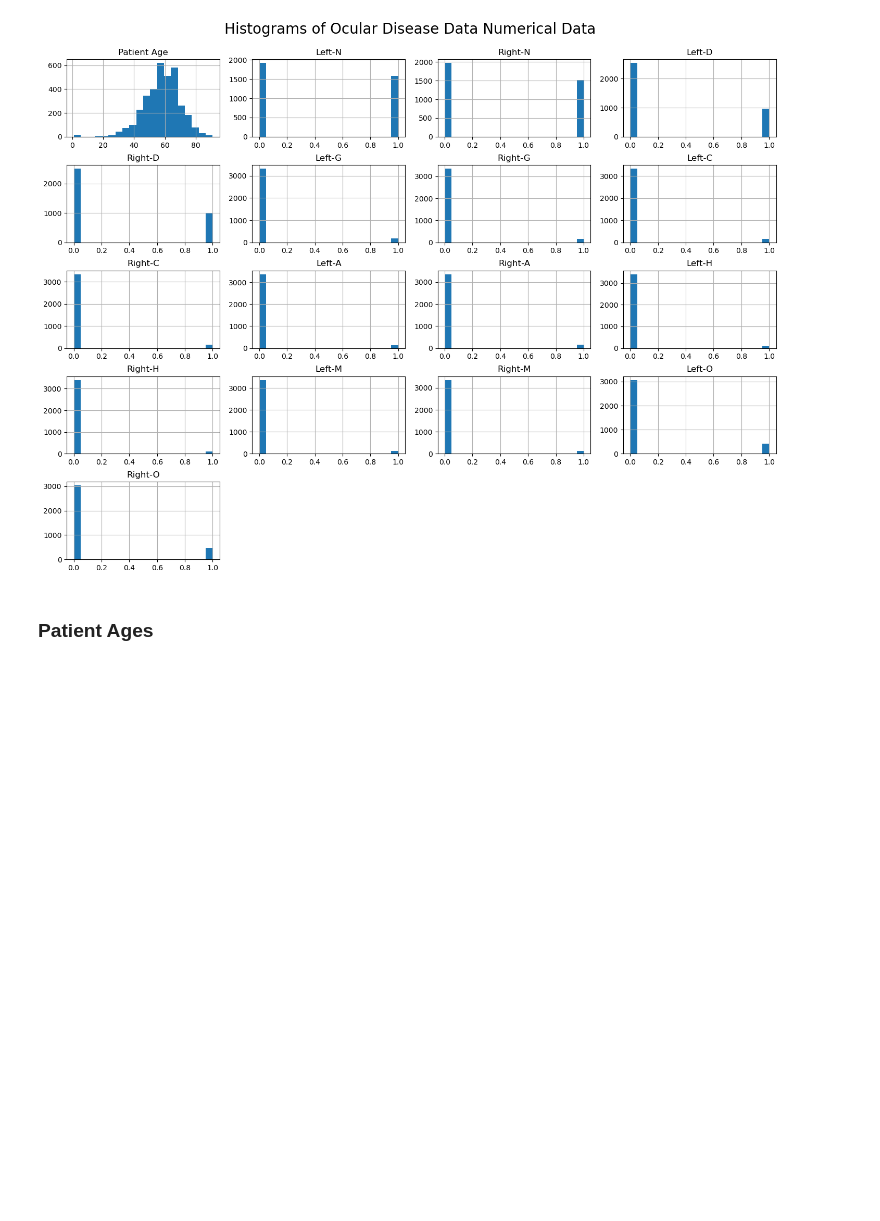
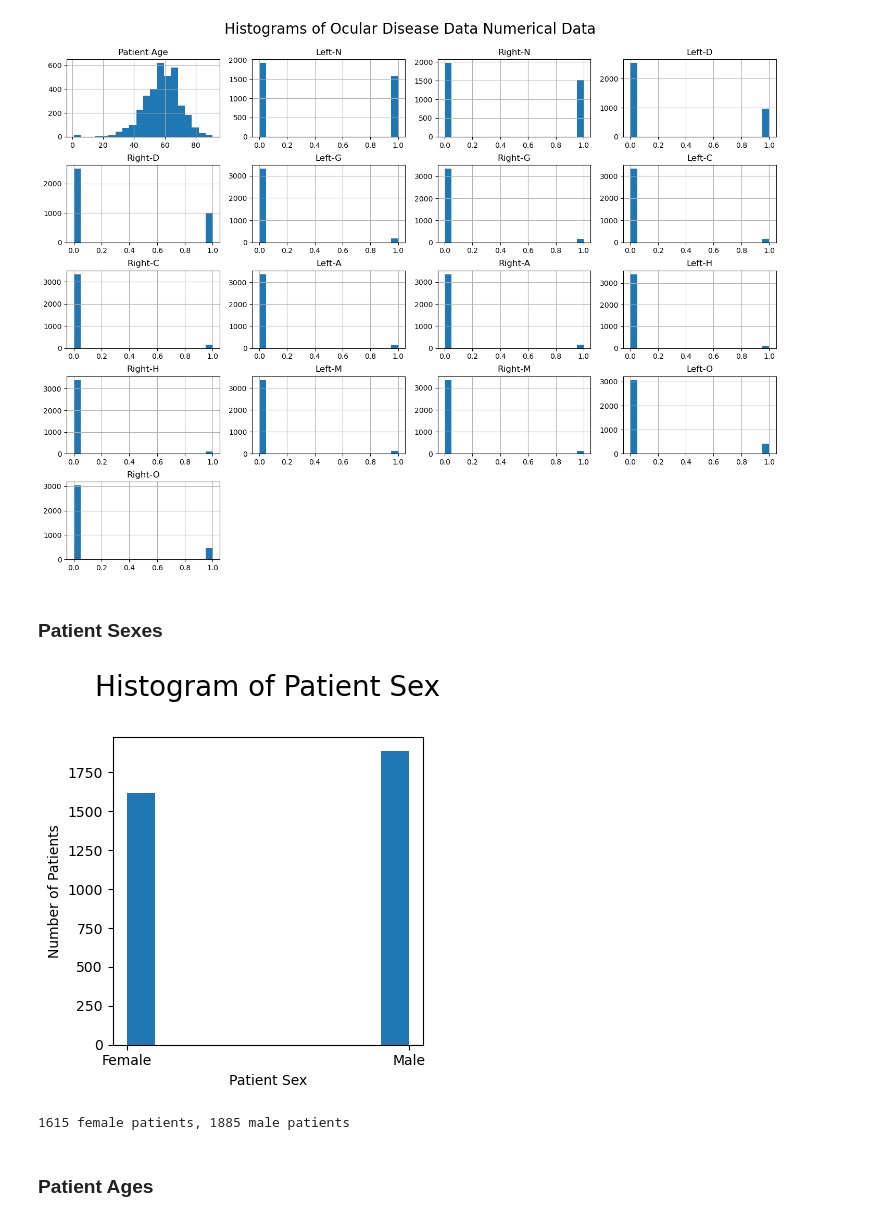
Before and after one commit to sarahdurrani22/CV-Prediction-of-Ocular-Disease, a Jupyter notebook: CV_to_Predict_Ocular_Disease_main.ipynb, the cells around one changed output. Drawn from its saved outputs; the diff is of its cells as text; code cells hidden in the pictures; blank space fills up the shorter version.

Commit message:
added sex comparison

```diff
--- a/CV_to_Predict_Ocular_Disease_main.ipynb
+++ b/CV_to_Predict_Ocular_Disease_main.ipynb
@@ -140,6 +140,28 @@ plt.subplots_adjust(top=0.999)
 plt.show()
 # %% [output]
 [figure]
+# %% [markdown]
+### Patient Sexes
+# %%
+# Calculate the total number of patients for each sex. There are no patients labeled as intersex
+# in this data set.
+m_count = ocular_disease_df[ocular_disease_df['Patient Sex'] == 'Male'].count()[0]
+f_count = ocular_disease_df[ocular_disease_df['Patient Sex'] == 'Female'].count()[0]
+
+# Plot and output the comparison. When assigning the number of bins to the matplotlib histogram,
+# the labels disappear and no work around has been found. From available forums online, this seems
+# to be a possible known issue with this version.
+plt.figure(figsize=(4, 4))
+plt.hist(ocular_disease_df['Patient Sex'], rwidth = 1.0, align='mid')
+plt.xticks(rotation=0)
+plt.title("Histogram of Patient Sex\n", fontsize=20)
+plt.xlabel("Patient Sex")
+plt.ylabel("Number of Patients")
+plt.show()
+print(f'{f_count} female patients, {m_count} male patients')
+# %% [output]
+[figure, added]
+1615 female patients, 1885 male patients
 # %% [markdown]
 ### Patient Ages
 # %%
```
Also changed, not shown: parts of 1 cell of this notebook.
